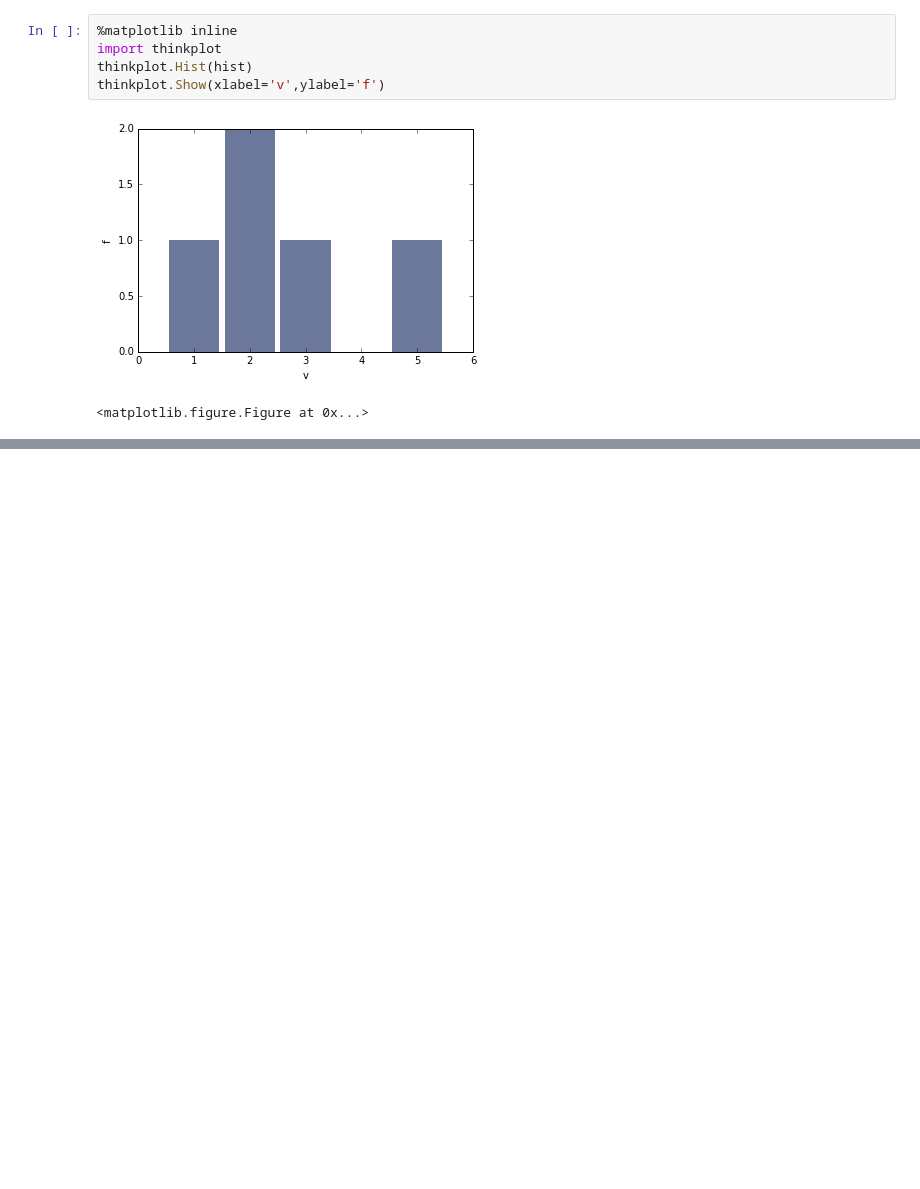
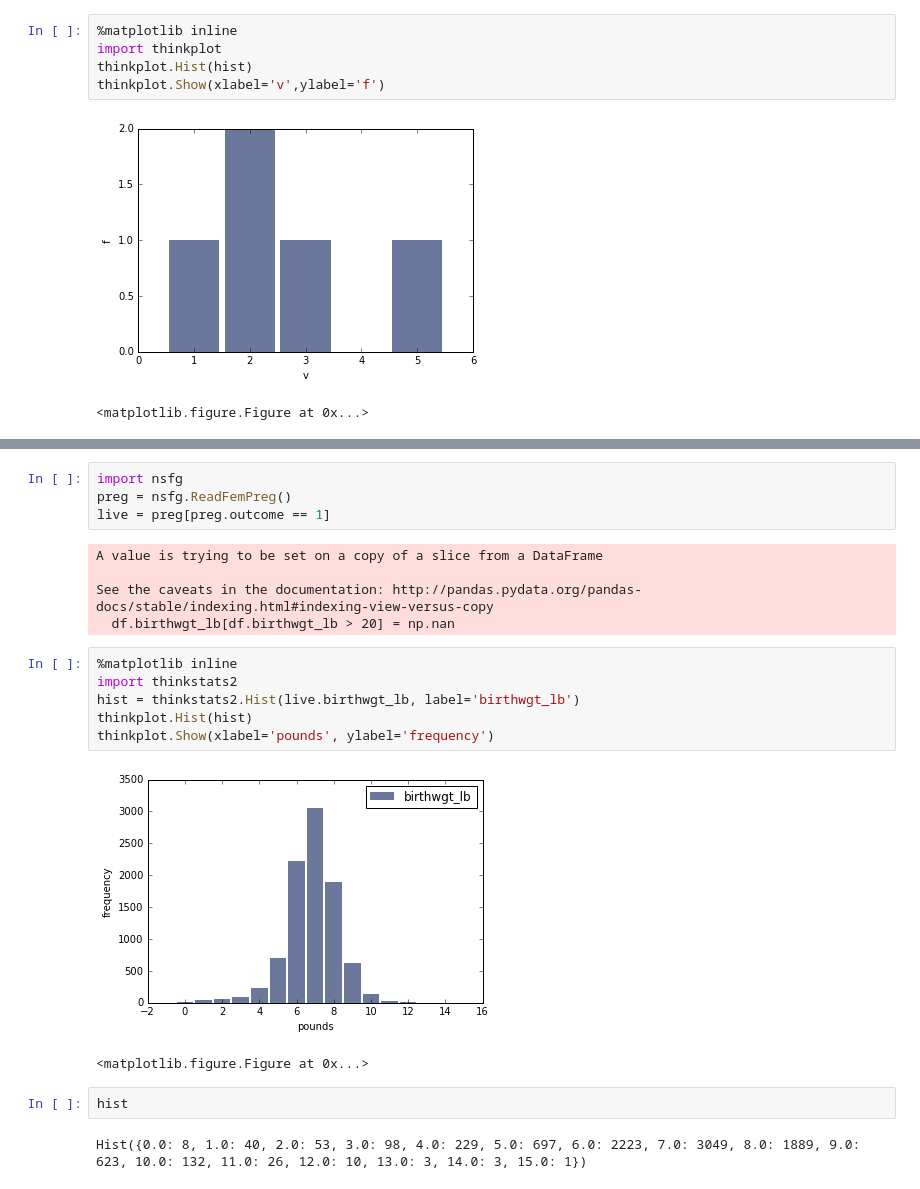
Before and after one commit to ara-ta3/ThinkStats2, a Jupyter notebook: code/Chapter2training.ipynb, the cells around one changed output, grey strips where cells are left out. Saved outputs shown, nothing was run; the diff lists cells and outputs as text; blank space fills up the shorter version.

```diff
--- a/code/Chapter2training.ipynb
+++ b/code/Chapter2training.ipynb
@@ -63,0 +227,22 @@ thinkplot.Show(xlabel='v',ylabel='f')
+# %%
+import nsfg
+preg = nsfg.ReadFemPreg()
+live = preg[preg.outcome == 1]
+# %% [output]
+A value is trying to be set on a copy of a slice from a DataFrame
+
+See the caveats in the documentation: http://pandas.pydata.org/pandas-docs/stable/indexing.html#indexing-view-versus-copy
+  df.birthwgt_lb[df.birthwgt_lb > 20] = np.nan
+# %%
+%matplotlib inline
+import thinkstats2
+hist = thinkstats2.Hist(live.birthwgt_lb, label='birthwgt_lb')
+thinkplot.Hist(hist)
+thinkplot.Show(xlabel='pounds', ylabel='frequency')
+# %% [output]
+[figure, added]
+<matplotlib.figure.Figure at 0x...>
+# %%
+hist
+# %% [output]
+Hist({0.0: 8, 1.0: 40, 2.0: 53, 3.0: 98, 4.0: 229, 5.0: 697, 6.0: 2223, 7.0: 3049, 8.0: 1889, 9.0: 623, 10.0: 132, 11.0: 26, 12.0: 10, 13.0: 3, 14.0: 3, 15.0: 1})
```
Also changed, not shown: parts of 8 cells of this notebook, 3 other files.
